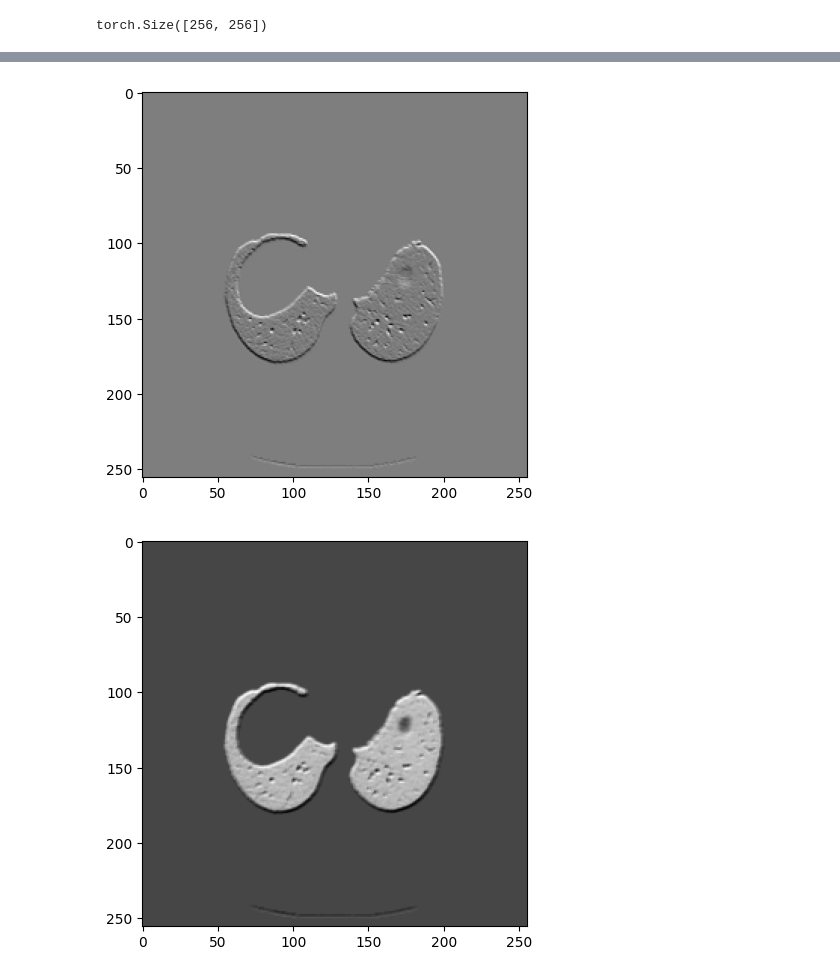
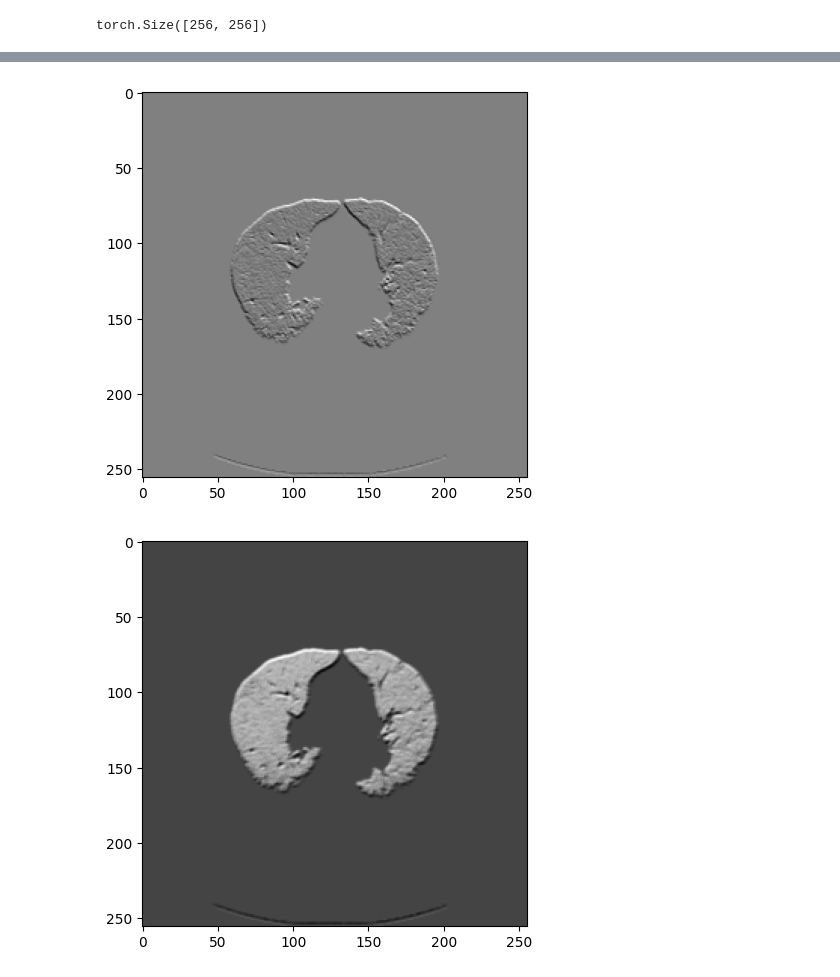
Before and after one commit to DataScienceAndEngineering/deep-learning-final-project-lung-cancer-tumor-segmentation, a Jupyter notebook: notebooks/Binary_segmentation_intro.ipynb, the cells around one changed output, grey strips where cells are left out. Saved outputs shown, nothing was run; the diff lists cells and outputs as text; code cells hidden in the pictures.

Commit message:
more activations and sample preds

```diff
--- a/notebooks/Binary_segmentation_intro.ipynb
+++ b/notebooks/Binary_segmentation_intro.ipynb
@@ -346,5 +348,5 @@ train epoch [9] average: 0.13459011912345886
 # %%
 # torch.save(model, '/content/drive/My Drive/Neural Nets/Final Project/___')
 # %%
-y = torch.load('/content/drive/My Drive/Neural Nets/Final Project/hundred_epochs_w_metrics')
+model = torch.load('/content/drive/My Drive/Neural Nets/Final Project/hundred_epochs_w_metrics',map_location=torch.device('cpu'))
 # %%
@@ -650,14 +479,14 @@ torch.Size([256, 256])
 
 # Visualize feature maps
 
-# activation = {}
-# def get_activation(name):
-#     def hook(model, input, output):
-#         activation[name] = output.detach()
-#     return hook
-# x.model.encoder.conv1.register_forward_hook(get_activation('conv1'))
+activation = {}
+def get_activation(name):
+    def hook(model, input, output):
+        activation[name] = output.detach()
+    return hook
+model.model.encoder.conv1.register_forward_hook(get_activation('conv1'))
 
-# output = x(batch[0][0][0].float())
+output = model(batch[0][11][0].float())
 
 for idx in range(10):
   act = activation['conv1'][0][idx]
@@ -675,2 +504,2 @@ for idx in range(10):
-[figure, old version]
+[figure, new version]
-[figure, old version]
+[figure, new version]
```
Also changed, not shown: parts of 14 cells of this notebook.
